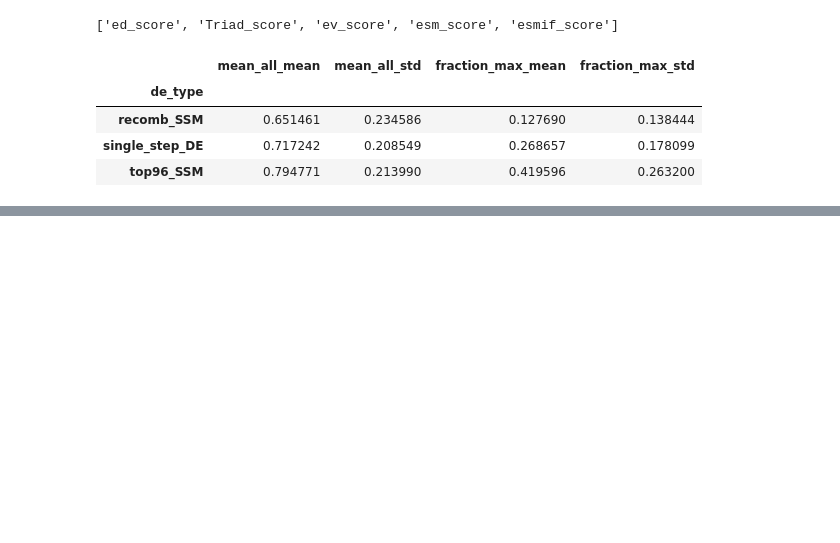
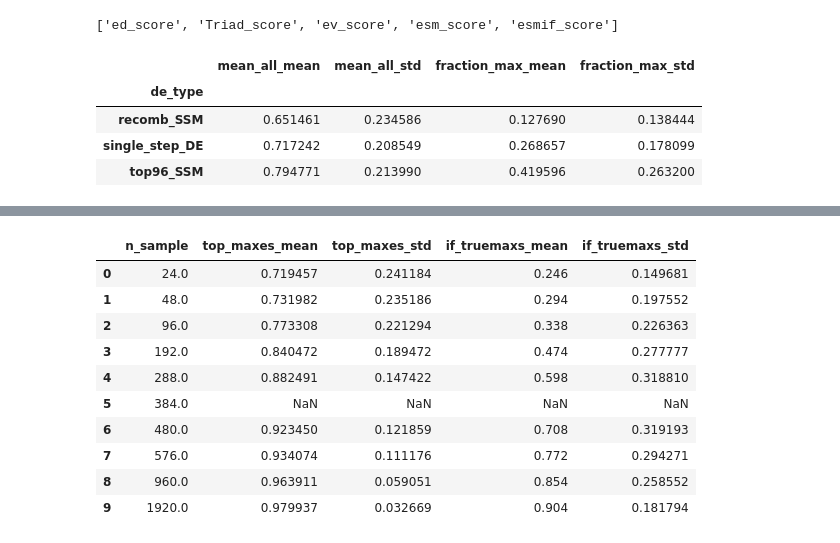
Before and after one commit to fhalab/SSMuLA, a Jupyter notebook: sandbox/fig_cleanup/fig2a.ipynb, the cells around one changed output, grey strips where cells are left out. Cells and saved outputs as stored; diff of their text form; code cells hidden in the pictures; blank space fills up the shorter version.

```diff
--- a/sandbox/fig_cleanup/fig2a.ipynb
+++ b/sandbox/fig_cleanup/fig2a.ipynb
@@ -136,0 +245,14 @@ avg_mlde_df_dict["ALDE"] = alde_df
+# %%
+alde_df_3x
+# %% [output]
+|  | n_sample | top_maxes_mean | top_maxes_std | if_truemaxs_mean | if_truemaxs_std |
+| 0 | 24.0 | 0.719457 | 0.241184 | 0.246 | 0.149681 |
+| 1 | 48.0 | 0.731982 | 0.235186 | 0.294 | 0.197552 |
+| 2 | 96.0 | 0.773308 | 0.221294 | 0.338 | 0.226363 |
+| 3 | 192.0 | 0.840472 | 0.189472 | 0.474 | 0.277777 |
+| 4 | 288.0 | 0.882491 | 0.147422 | 0.598 | 0.318810 |
+| 5 | 384.0 | NaN | NaN | NaN | NaN |
+| 6 | 480.0 | 0.923450 | 0.121859 | 0.708 | 0.319193 |
+| 7 | 576.0 | 0.934074 | 0.111176 | 0.772 | 0.294271 |
+| 8 | 960.0 | 0.963911 | 0.059051 | 0.854 | 0.258552 |
+| 9 | 1920.0 | 0.979937 | 0.032669 | 0.904 | 0.181794 |
```
Also changed, not shown: parts of 14 cells of this notebook, 3 other files.
